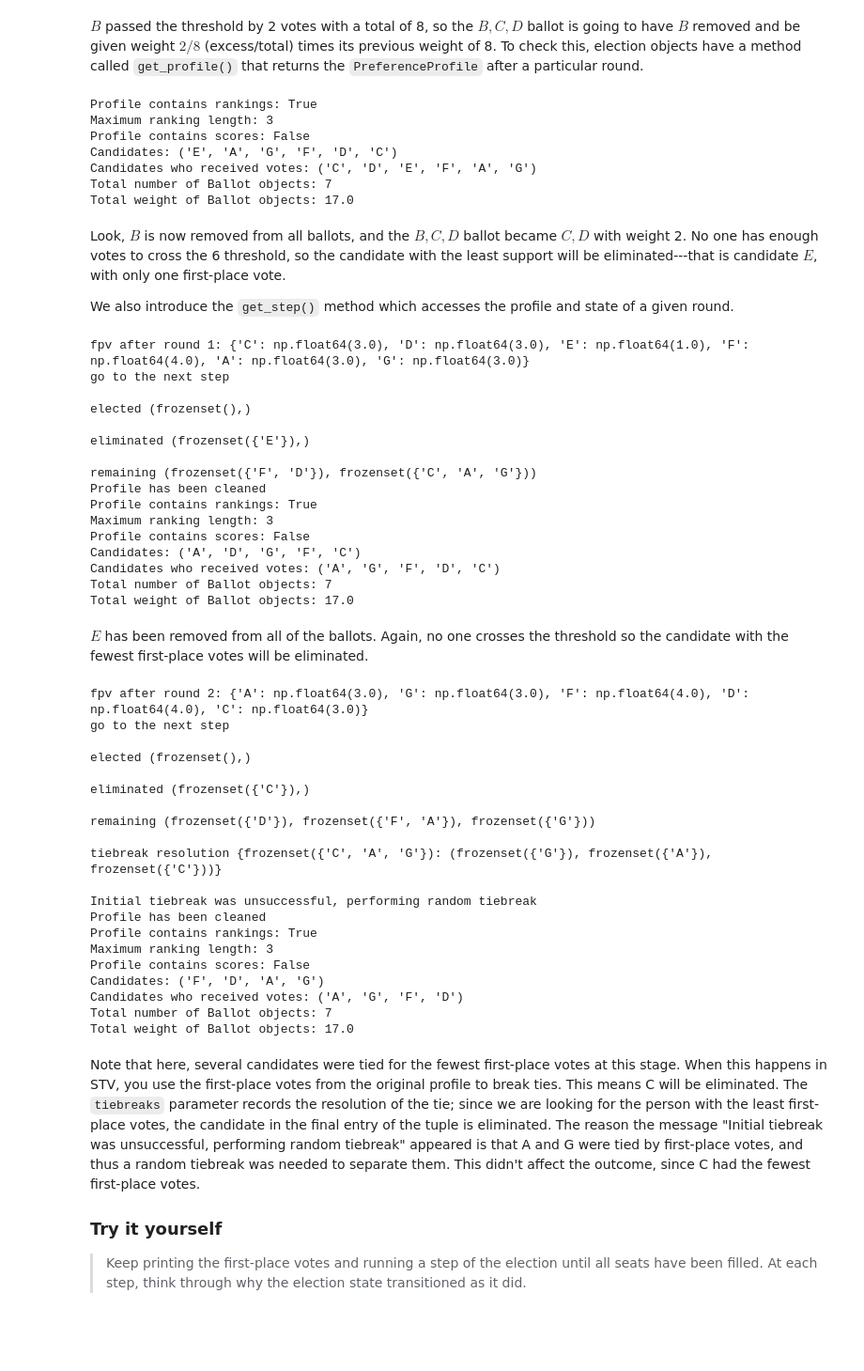
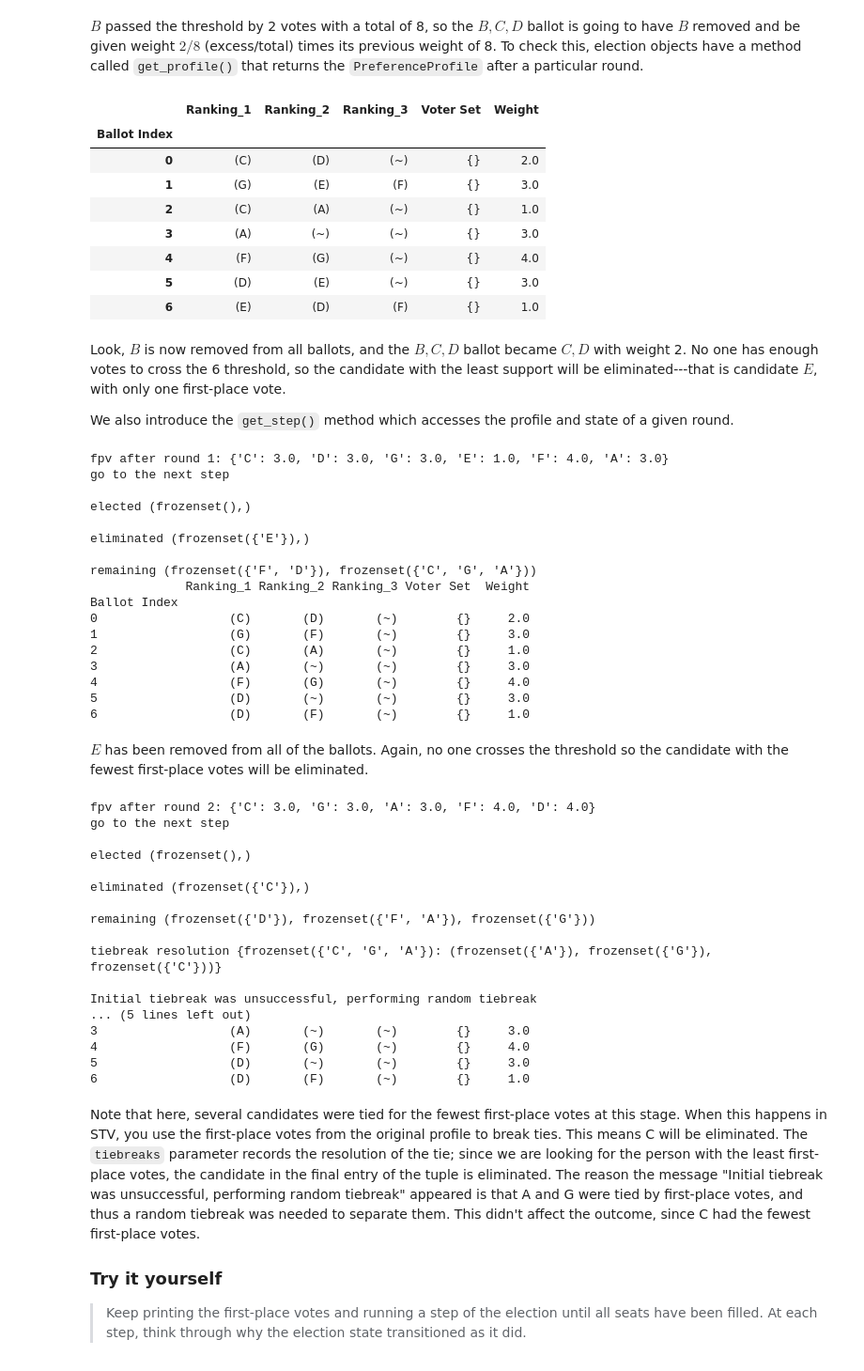
Before and after one commit to mggg/VoteKit, a Jupyter notebook: notebooks/4_election_systems.ipynb, the cells around one changed output. Shown at 94% size. Saved outputs shown, nothing was run; the diff lists cells and outputs as text; code cells hidden in the pictures; blank space fills up the shorter version.

```diff
--- a/notebooks/4_election_systems.ipynb
+++ b/notebooks/4_election_systems.ipynb
@@ -123,15 +117,17 @@ remaining (frozenset({'F'}), frozenset({'G', 'D', 'A', 'C'}), frozenset({'E'}))
 # %% [markdown]
 $B$ passed the threshold by 2 votes with a total of 8, so the $B,C,D$ ballot is going to have $B$ removed and be given weight $2/8$ (excess/total) times its previous weight of 8. To check this, election objects have a method called `get_profile()` that returns the `PreferenceProfile` after a particular round.
 # %%
-election.get_profile(1)
+election.get_profile(1).df
 # %% [output]
-Profile contains rankings: True
-Maximum ranking length: 3
-Profile contains scores: False
-Candidates: ('E', 'A', 'G', 'F', 'D', 'C')
-Candidates who received votes: ('C', 'D', 'E', 'F', 'A', 'G')
-Total number of Ballot objects: 7
-Total weight of Ballot objects: 17.0
+|  | Ranking_1 | Ranking_2 | Ranking_3 | Voter Set | Weight |
+| Ballot Index |  |  |  |  |  |
+| 0 | (C) | (D) | (~) | {} | 2.0 |
+| 1 | (G) | (E) | (F) | {} | 3.0 |
+| 2 | (C) | (A) | (~) | {} | 1.0 |
+| 3 | (A) | (~) | (~) | {} | 3.0 |
+| 4 | (F) | (G) | (~) | {} | 4.0 |
+| 5 | (D) | (E) | (~) | {} | 3.0 |
+| 6 | (E) | (D) | (F) | {} | 1.0 |
 # %% [markdown]
 Look, $B$ is now removed from all ballots, and the $B,C,D$ ballot became $C,D$ with weight 2. No one has enough votes to cross the 6 threshold, so the candidate with the least support will be eliminated---that is candidate $E$, with only one first-place vote.
 
@@ -144,24 +140,25 @@ profile, state = election.get_step(2)
 print("elected", state.elected)
 print("\neliminated", state.eliminated)
 print("\nremaining", state.remaining)
-print(profile)
+print(profile.df)
 # %% [output]
-fpv after round 1: {'C': np.float64(3.0), 'D': np.float64(3.0), 'E': np.float64(1.0), 'F': np.float64(4.0), 'A': np.float64(3.0), 'G': np.float64(3.0)}
+fpv after round 1: {'C': 3.0, 'D': 3.0, 'G': 3.0, 'E': 1.0, 'F': 4.0, 'A': 3.0}
 go to the next step
 
 elected (frozenset(),)
 
 eliminated (frozenset({'E'}),)
 
-remaining (frozenset({'F', 'D'}), frozenset({'C', 'A', 'G'}))
-Profile has been cleaned
-Profile contains rankings: True
-Maximum ranking length: 3
-Profile contains scores: False
-Candidates: ('A', 'D', 'G', 'F', 'C')
-Candidates who received votes: ('A', 'G', 'F', 'D', 'C')
-Total number of Ballot objects: 7
-Total weight of Ballot objects: 17.0
+remaining (frozenset({'F', 'D'}), frozenset({'C', 'G', 'A'}))
+             Ranking_1 Ranking_2 Ranking_3 Voter Set  Weight
+Ballot Index
+0                  (C)       (D)       (~)        {}     2.0
+1                  (G)       (F)       (~)        {}     3.0
+2                  (C)       (A)       (~)        {}     1.0
+3                  (A)       (~)       (~)        {}     3.0
+4                  (F)       (G)       (~)        {}     4.0
+5                  (D)       (~)       (~)        {}     3.0
+6                  (D)       (F)       (~)        {}     1.0
 # %% [markdown]
 $E$ has been removed from all of the ballots. Again, no one crosses the threshold so the candidate with the fewest first-place votes will be eliminated.
 # %%
@@ -174,9 +171,9 @@ print("\neliminated", election.election_states[3].eliminated)
 print("\nremaining", election.election_states[3].remaining)
 print("\ntiebreak resolution", election.election_states[3].tiebreaks)
 print()
-print(election.get_profile(3))
+print(election.get_profile(3).df)
 # %% [output]
-fpv after round 2: {'A': np.float64(3.0), 'G': np.float64(3.0), 'F': np.float64(4.0), 'D': np.float64(4.0), 'C': np.float64(3.0)}
+fpv after round 2: {'C': 3.0, 'G': 3.0, 'A': 3.0, 'F': 4.0, 'D': 4.0}
 go to the next step
 
 elected (frozenset(),)
@@ -185,17 +182,14 @@ eliminated (frozenset({'C'}),)
 
 remaining (frozenset({'D'}), frozenset({'F', 'A'}), frozenset({'G'}))
 
-tiebreak resolution {frozenset({'C', 'A', 'G'}): (frozenset({'G'}), frozenset({'A'}), frozenset({'C'}))}
+tiebreak resolution {frozenset({'C', 'G', 'A'}): (frozenset({'A'}), frozenset({'G'}), frozenset({'C'}))}
 
 Initial tiebreak was unsuccessful, performing random tiebreak
-Profile has been cleaned
-Profile contains rankings: True
-Maximum ranking length: 3
-Profile contains scores: False
-Candidates: ('F', 'D', 'A', 'G')
-Candidates who received votes: ('A', 'G', 'F', 'D')
-Total number of Ballot objects: 7
-Total weight of Ballot objects: 17.0
+... (5 lines left out)
+3                  (A)       (~)       (~)        {}     3.0
+4                  (F)       (G)       (~)        {}     4.0
+5                  (D)       (~)       (~)        {}     3.0
+6                  (D)       (F)       (~)        {}     1.0
 # %% [markdown]
 Note that here, several candidates were tied for the fewest first-place votes at this stage. When this happens in STV, you use the first-place votes from the original profile to break ties. This means C will be eliminated. The `tiebreaks` parameter records the resolution of the tie; since we are looking for the person with the least first-place votes, the candidate in the final entry of the tuple is eliminated. The reason the message "Initial tiebreak was unsuccessful, performing random tiebreak" appeared is that A and G were tied by first-place votes, and thus a random tiebreak was needed to separate them. This didn't affect the outcome, since C had the fewest first-place votes.
 
```
Also changed, not shown: parts of 9 cells of this notebook, 4 other files.
